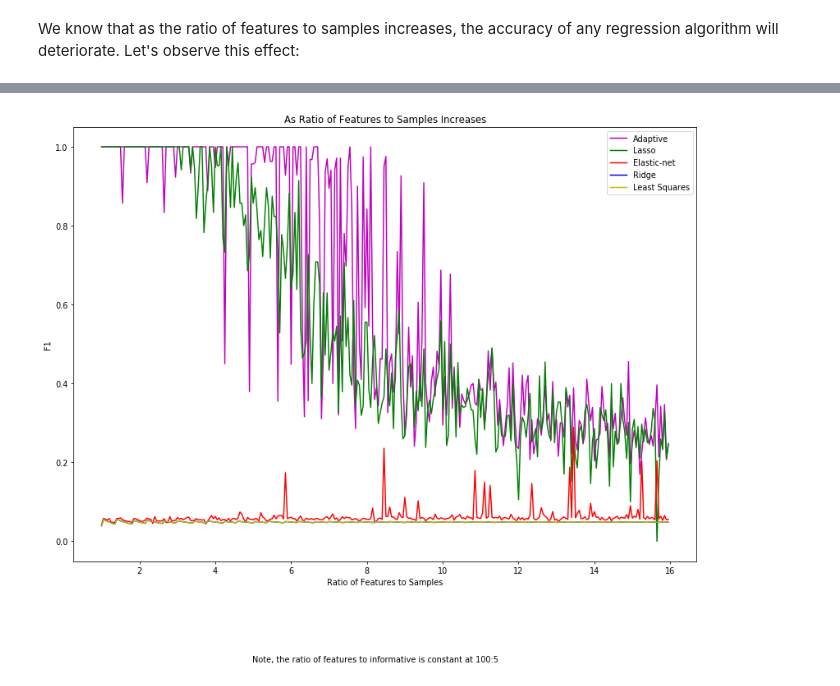
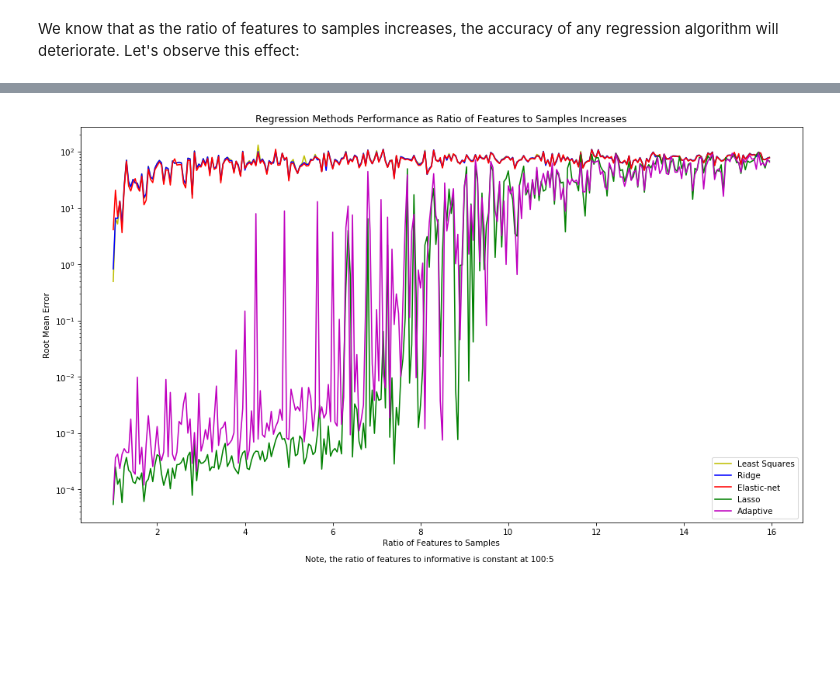
Before and after one commit to jamesmatthewhamilton/Random-Regression-Python, a Jupyter notebook: Random_Lasso_Analysis.ipynb, the cells around one changed output, grey strips where cells are left out. Drawn from its saved outputs; the diff is of its cells as text; code cells hidden in the pictures; blank space fills up the shorter version.

Commit message:
Made regression performance plotting function more scalable. [#7]

```diff
--- a/Random_Lasso_Analysis.ipynb
+++ b/Random_Lasso_Analysis.ipynb
@@ -131,18 +112,13 @@ plt.show()
-# %%
-apl = plt.figure(figsize=(14, 10), dpi= 70, facecolor='w', edgecolor='k')
-
-plt.plot(ratio_feat_to_samp, f1_adaptive, color="m", label="Adaptive")
-plt.plot(ratio_feat_to_samp, f1_lasso, color="g", label="Lasso")
-plt.plot(ratio_feat_to_samp, f1_elastic, color="r", label="Elastic-net")
-plt.plot(ratio_feat_to_samp, f1_ridge, color="b", label="Ridge")
-plt.plot(ratio_feat_to_samp, f1_least_squares, color="y", label="Least Squares")
-plt.legend(loc="upper right")
-plt.ylabel("F1")
-plt.xlabel("Ratio of Features to Samples")
-plt.title("As Ratio of Features to Samples Increases")
-#plt.text('Note, the ratio of features to informative is constant at 100:5')
-plt.figtext(0.5, -0.05, "Note, the ratio of features to informative is constant at 100:5", ha="center", fontsize=10)
-
-plt.show()
-# %% [output]
-[figure, removed]
+# %%
+generate_large_plot(
+    title="Regression Methods Performance as Ratio of Features to Samples Increases",
+    xlabel="Ratio of Features to Samples",
+    ylabel="Root Mean Error",
+    footnote="Note, the ratio of features to informative is constant at 100:5",
+    xdata=ratio_feat_to_samp,
+    ydata=np.array([rme_least_squares, rme_ridge, rme_elastic, rme_lasso, rme_adaptive]),
+    legend=np.array(["Least Squares", "Ridge", "Elastic-net", "Lasso", "Adaptive"]),
+    legend_loc="lower right",
+    log=True)
+# %% [output]
+[figure, added]
```
Also changed, not shown: parts of 9 cells of this notebook, 2 other files.
